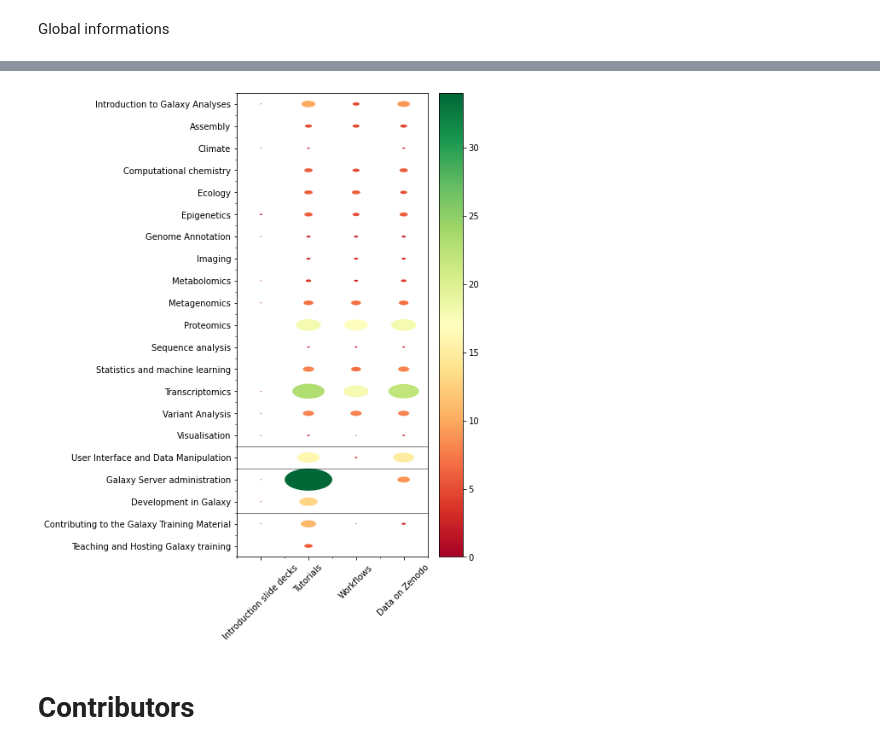
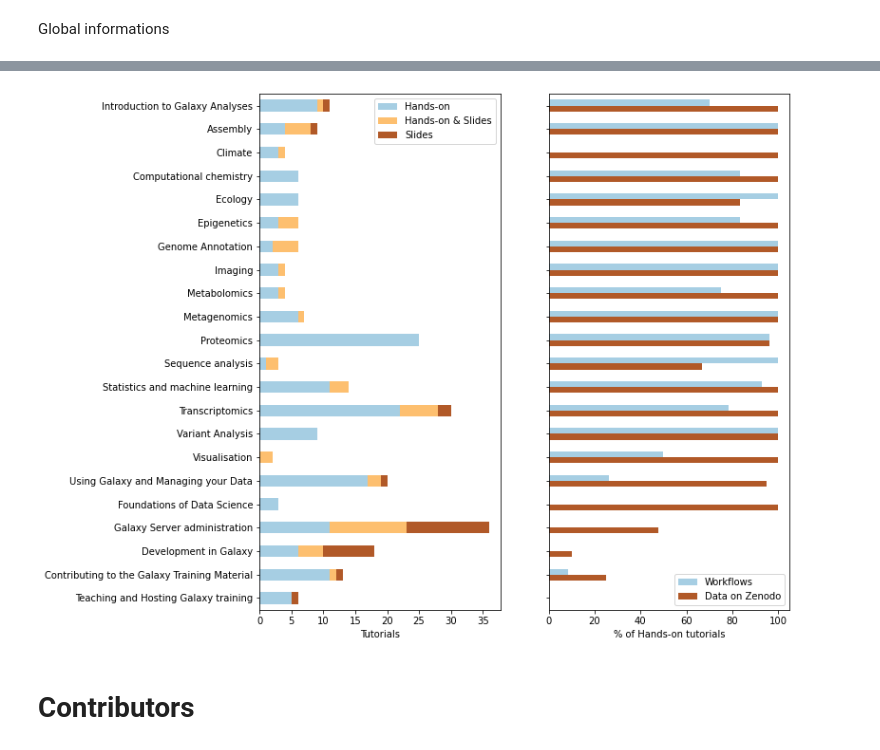
Before and after one commit to galaxyproject/GTN-community-paper-2020, a Jupyter notebook: src/extract_repo_content_stats.ipynb, the cells around one changed output, grey strips where cells are left out. Cells and saved outputs as stored; diff of their text form; code cells hidden in the pictures.

```diff
--- a/src/extract_repo_content_stats.ipynb
+++ b/src/extract_repo_content_stats.ipynb
@@ -284,5 +353,10 @@ stat
 # %%
-stat = stat.reindex(["Introduction to Galaxy Analyses",
+def flatten_dict_values(dictionary):
+    '''Flatten the values of a dictionary into a list'''
+    return list(chain.from_iterable(dictionary.values()))
+
+topics = {
+    'Galaxy for Scientists': ["Introduction to Galaxy Analyses",
               "Assembly",
               "Climate",
               "Computational chemistry",
@@ -297,9 +371,11 @@ stat = stat.reindex(["Introduction to Galaxy Analyses",
               "Statistics and machine learning",
               "Transcriptomics",
               "Variant Analysis",
-              "Visualisation",
-              "User Interface and Data Manipulation",
-              "Galaxy Server administration",
-              "Development in Galaxy",
-              "Contributing to the Galaxy Training Material",
-              "Teaching and Hosting Galaxy training"])
+              "Visualisation"],
+    'Galaxy Tips & Tricks': ["Using Galaxy and Managing your Data"],
+    'Data Science Survival Kit': ["Foundations of Data Science"],
+    'Galaxy for Developers and Admins': ["Galaxy Server administration",
+              "Development in Galaxy"],
+    'Galaxy for Contributors and Instructors': ["Contributing to the Galaxy Training Material",
+              "Teaching and Hosting Galaxy training"]
+}
@@ -348,31 +382,22 @@ topic_index
-# %%
-fig, ax = plt.subplots(figsize=(5, 10))
-
-N, M = stat.shape
-x, y = np.meshgrid(np.arange(M), np.arange(N))
-data = stat.reindex(topic_index)
-s = data.to_numpy()
-radius = s/s.max()/2
-val = data.values.flatten()
-circles = [plt.Circle((j,i), radius=r) for r, j, i in zip(radius.flat, x.flat, y.flat)]
-col = PatchCollection(circles, array=val, cmap="RdYlGn")
-ax.add_collection(col)
-
-ax.set(xticks=np.arange(M),
-       yticks=np.arange(N),
-       xticklabels=data.columns,
-       yticklabels=data.index)
-ax.set_xticks(np.arange(M+1)-0.5, minor=True)
-ax.set_yticks(np.arange(N+1)-0.5, minor=True)
-#ax.grid(which='minor')
-plt.xticks(rotation=45)
-plt.axhline(1.5, color='black', linewidth=0.5)
-plt.axhline(3.5, color='black', linewidth=0.5)
-plt.axhline(4.5, color='black', linewidth=0.5)
-
-fig.colorbar(col)
-plt.show()
-# %% [output]
-[figure, removed]
+# %%
+stat = (actual_data
+        .reindex(flatten_dict_values(topics)))
+tech_support_df = stat[['Workflows', 'Data on Zenodo']].divide(stat['Hands-on & Slides'] + stat['Hands-on'], axis=0) * 100
+# %%
+fig, (ax1, ax2) = plt.subplots(1,2, figsize=(10, 10))
+# left plot
+(stat[['Hands-on', 'Hands-on & Slides', 'Slides']]
+     .plot.barh(stacked=True, ax=ax1, colormap='Paired')
+     .invert_yaxis())
+ax1.set_xlabel('Tutorials')
+# right plot
+(tech_support_df
+     .plot.barh(ax=ax2, colormap='Paired')
+     .invert_yaxis())
+ax2.set_yticklabels([])
+ax2.set_xlabel('% of Hands-on tutorials')
+plt.savefig('../images/training-material-number.png', bbox_inches='tight')
+# %% [output]
+[figure, added]
 # %% [markdown]
 # Contributors
```
Also changed, not shown: parts of 26 cells of this notebook, 4 other files.
